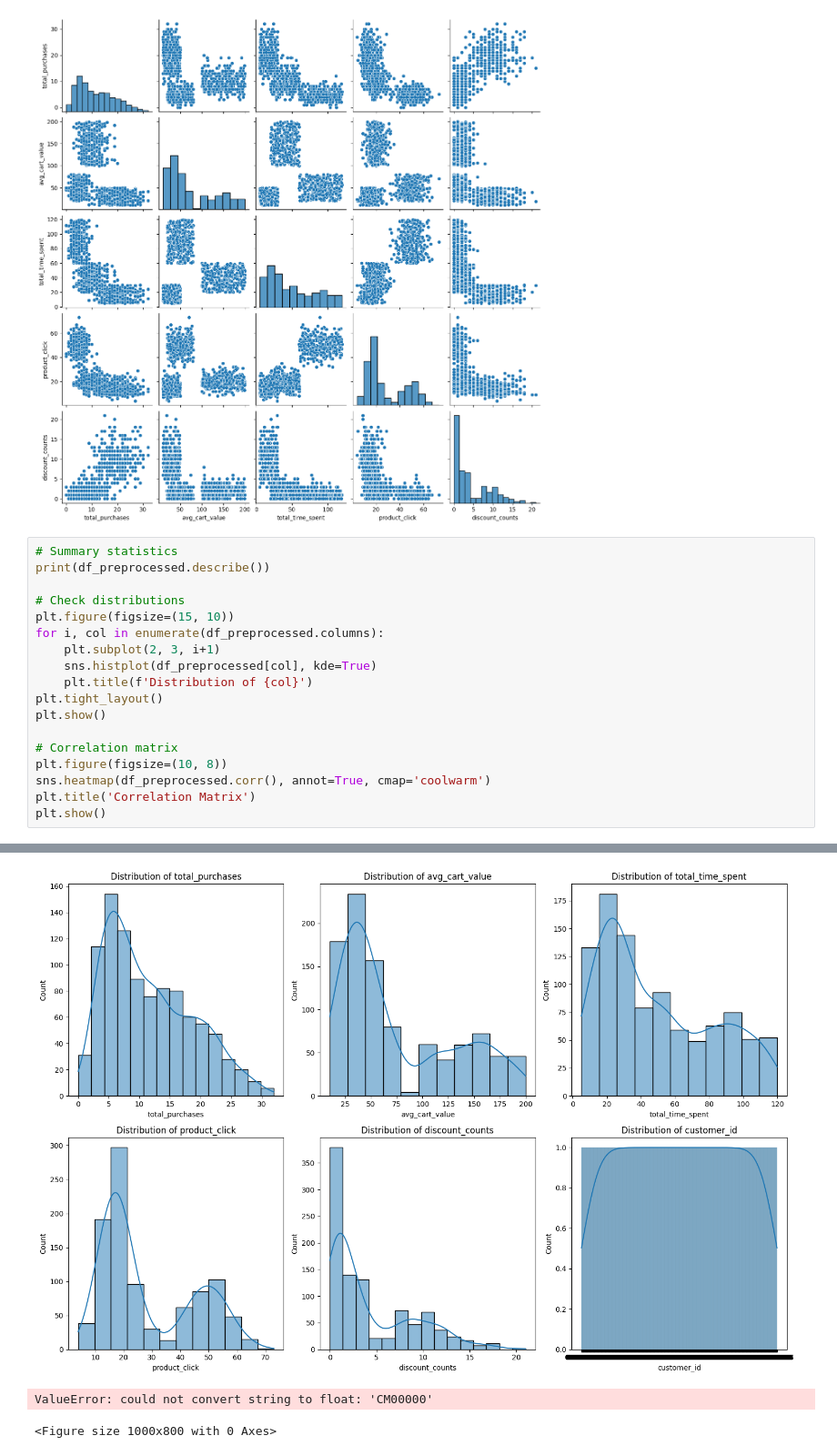
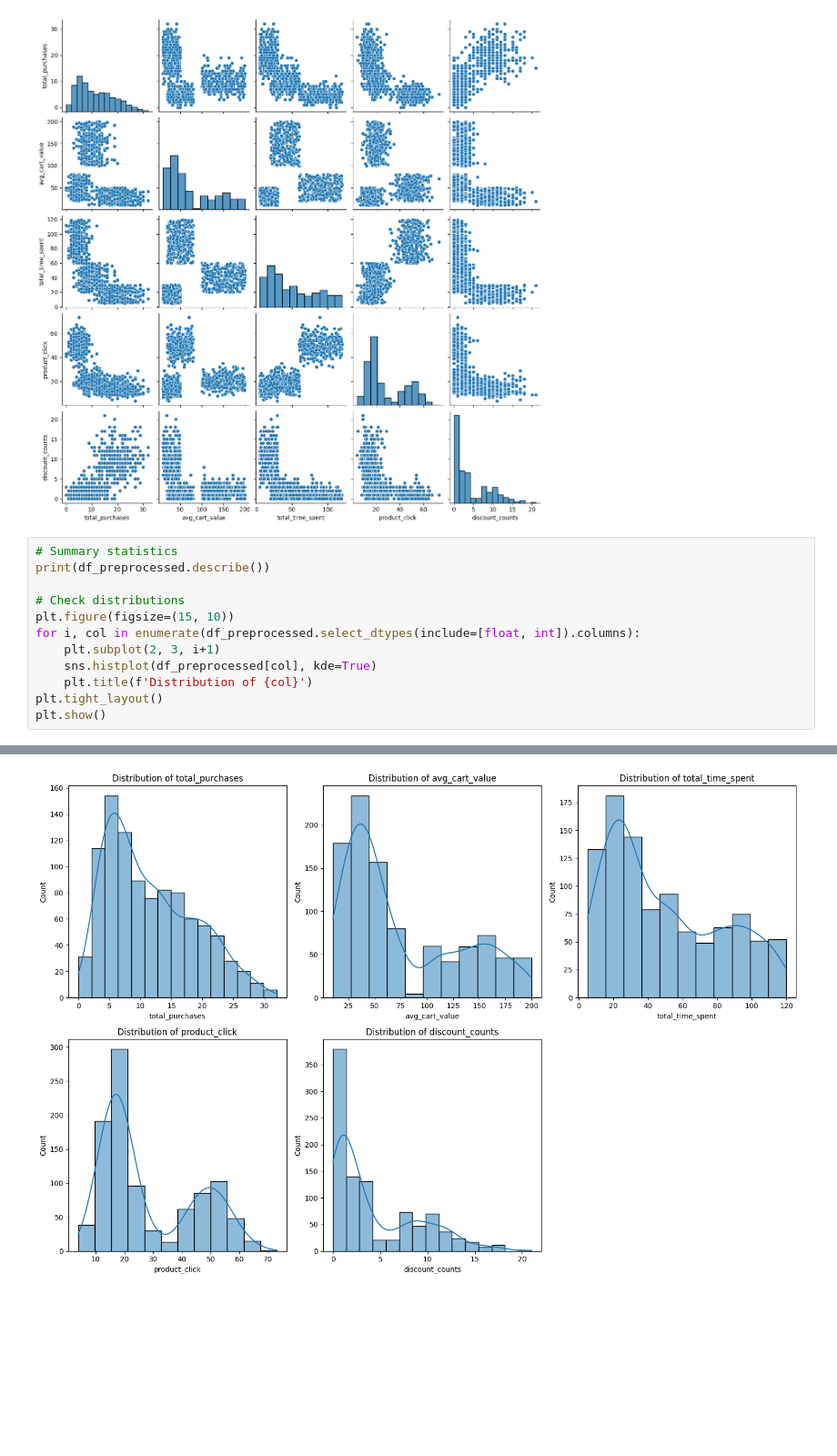
Before and after one commit to SamsudeenAshad/Intellihack_TetraNeurons_02, a Jupyter notebook: Customer Segmentation Script.ipynb, the cells around one changed output, grey strips where cells are left out. Shown at 91% size. Saved outputs shown, nothing was run; the diff lists cells and outputs as text; blank space fills up the shorter version.

```diff
--- a/Customer Segmentation Script.ipynb
+++ b/Customer Segmentation Script.ipynb
@@ -218,40 +218,32 @@ sns.pairplot(numeric_df[['total_purchases', 'avg_cart_value', 'total_time_spent'
 # Summary statistics
 print(df_preprocessed.describe())
 
 # Check distributions
 plt.figure(figsize=(15, 10))
-for i, col in enumerate(df_preprocessed.columns):
+for i, col in enumerate(df_preprocessed.select_dtypes(include=[float, int]).columns):
     plt.subplot(2, 3, i+1)
     sns.histplot(df_preprocessed[col], kde=True)
     plt.title(f'Distribution of {col}')
 plt.tight_layout()
 plt.show()
-
-# Correlation matrix
-plt.figure(figsize=(10, 8))
-sns.heatmap(df_preprocessed.corr(), annot=True, cmap='coolwarm')
-plt.title('Correlation Matrix')
-plt.show()
 # %% [output]
        total_purchases  avg_cart_value  total_time_spent  product_click  \
 count       979.000000      979.000000        979.000000     979.000000
 mean         11.570991       75.457978         49.376966      28.237998
 std           7.016327       55.067835         32.785737      16.296384
 min           0.000000       10.260000          5.120000       4.000000
 25%           6.000000       33.130000         22.330000      16.000000
 50%          10.000000       49.380000         40.310000      21.000000
 75%          17.000000      121.255000         77.270000      45.000000
 max          32.000000      199.770000        119.820000      73.000000
 
        discount_counts
 count       979.000000
 mean          4.309499
 std           4.514147
 min           0.000000
 25%           1.000000
 50%           2.000000
 75%           8.000000
 max          21.000000
-[figure, old version]
+[figure, new version]
-ValueError: could not convert string to float: 'CM00000'
-<Figure size 1000x800 with 0 Axes>
```
Also changed, not shown: parts of 16 cells of this notebook.
